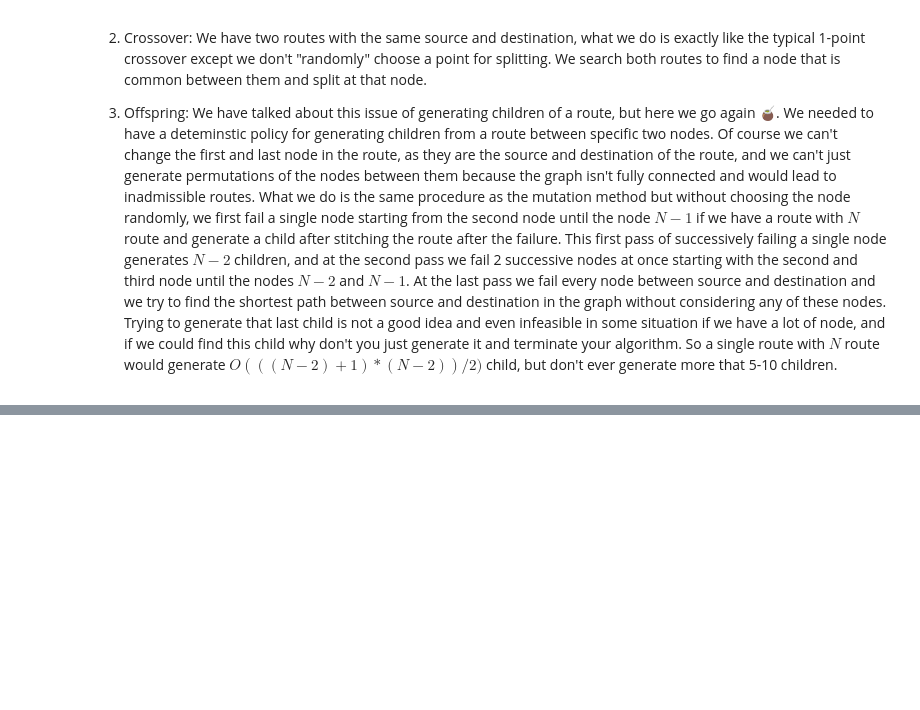
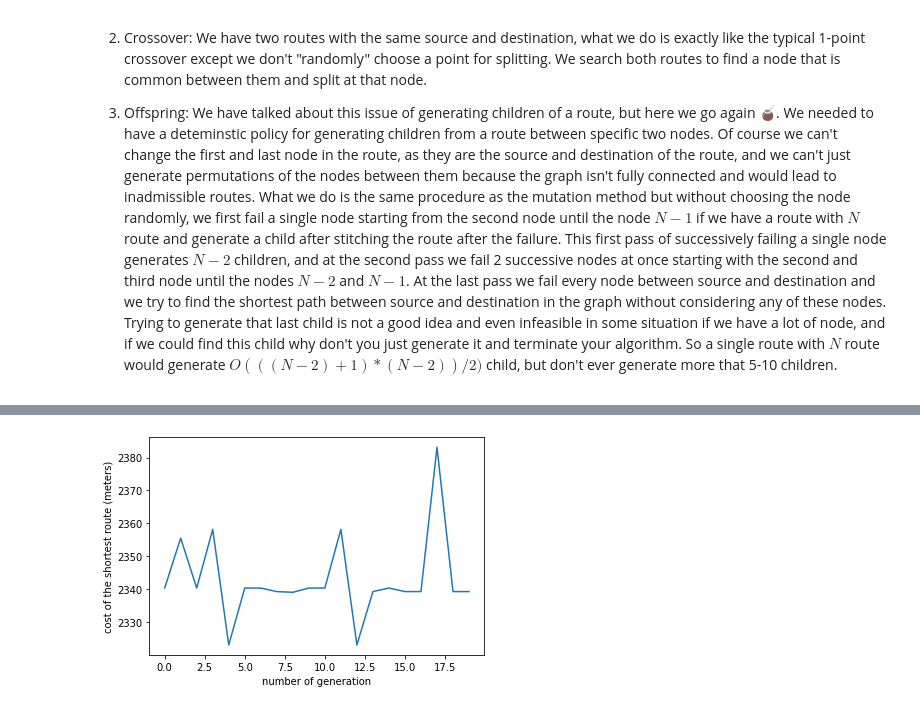
Before and after one commit to SmartMobilityAlgorithms/Evolutionary-Computing-Algorithms, a Jupyter notebook: genetic_search.ipynb, the cells around one changed output, grey strips where cells are left out. Cells and saved outputs as stored; diff of their text form; code cells hidden in the pictures; blank space fills up the shorter version.

```diff
--- a/genetic_search.ipynb
+++ b/genetic_search.ipynb
@@ -104,3 +86,0 @@ NameError: name 'origin' is not defined
-# %%
-origin = 55808290
-destination = 389677909
@@ -130,2 +86,0 @@ for generation in range(ngen):
-# %%
-route, cost = min(population, key = lambda member : member[1])
@@ -131,0 +104,2 @@ route, cost = min(population, key = lambda member : member[1])
+# %%
+pool = [randomized_search(G, origin, destination) for _ in range(pool_size)]
@@ -131,0 +108,31 @@ route, cost = min(population, key = lambda member : member[1])
+# %%
+states = []
+for generation in tqdm(range(ngen)):
+    # so we can select a route probabilistically based on its fitness value
+    # this is roulette wheel selection
+    weights = [cost(G, route) for route in pool]
+    parents_1 = select_best(pool, parents_num, weights)
+
+    # crossover between every possible pair in the parents list
+    # this generate "too many" routes so we select the best ones
+    parents_2 = [cross_over(route_1, route_2) for route_1, route_2 in itertools.product(parents_1, repeat = 2)]
+    parents_2 = heapq.nsmallest(parents_num ,parents_2, key = lambda route : cost(G, route))
+
+    # mutate parents before offspring
+    parents = [mutate(G, route) for route in parents_2]
+
+    # generate the offspring of these parents -- each 10 parent will generate 30/10=3 child
+    pool = flatten([[*itertools.islice(children_route(G, route), pool_size // parents_num)] for route in parents])
+
+    # this is to remove duplicates from the pool -- isn't important to understand the algorithm
+    pool = [*map(list, list(set(map(tuple, pool))))]
+
+    # see how many routes have been removed and compensate for that to have pool_size pool
+    # at every iteration.
+    num_removed = pool_size - len(pool) + 1
+    pool.extend([randomized_search(G, origin, destination) for _ in range(num_removed)])
+
+    # to track the shortest route at each iteration
+    states.append(cost(G, min(pool, key = lambda route : cost(G, route))))
+
+route = min(pool, key = lambda route : cost(G, route))
@@ -137,0 +150,8 @@ fig, ax = ox.plot_graph_route(G, route)
+# %%
+import matplotlib.pyplot as plt
+plt.xlabel("number of generation")
+plt.ylabel("cost of the shortest route (meters)")
+plt.plot(states)
+plt.show()
+# %% [output]
+[figure, added]
```
Also changed, not shown: parts of 30 cells of this notebook.
